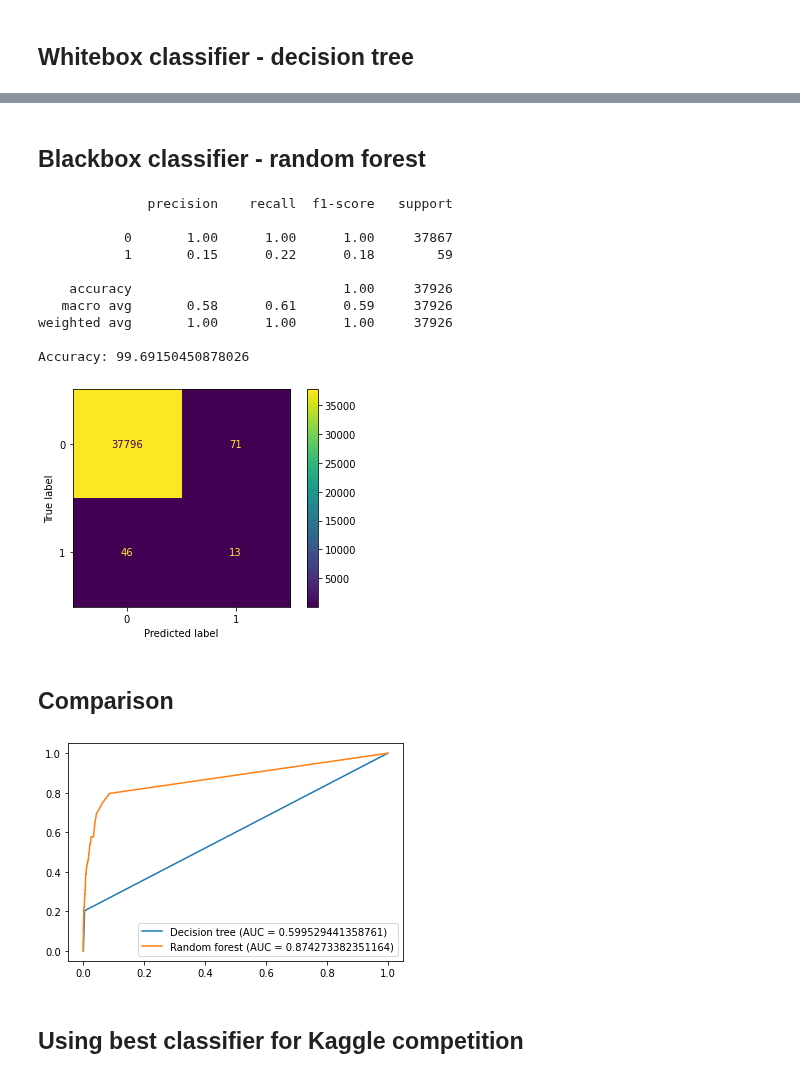
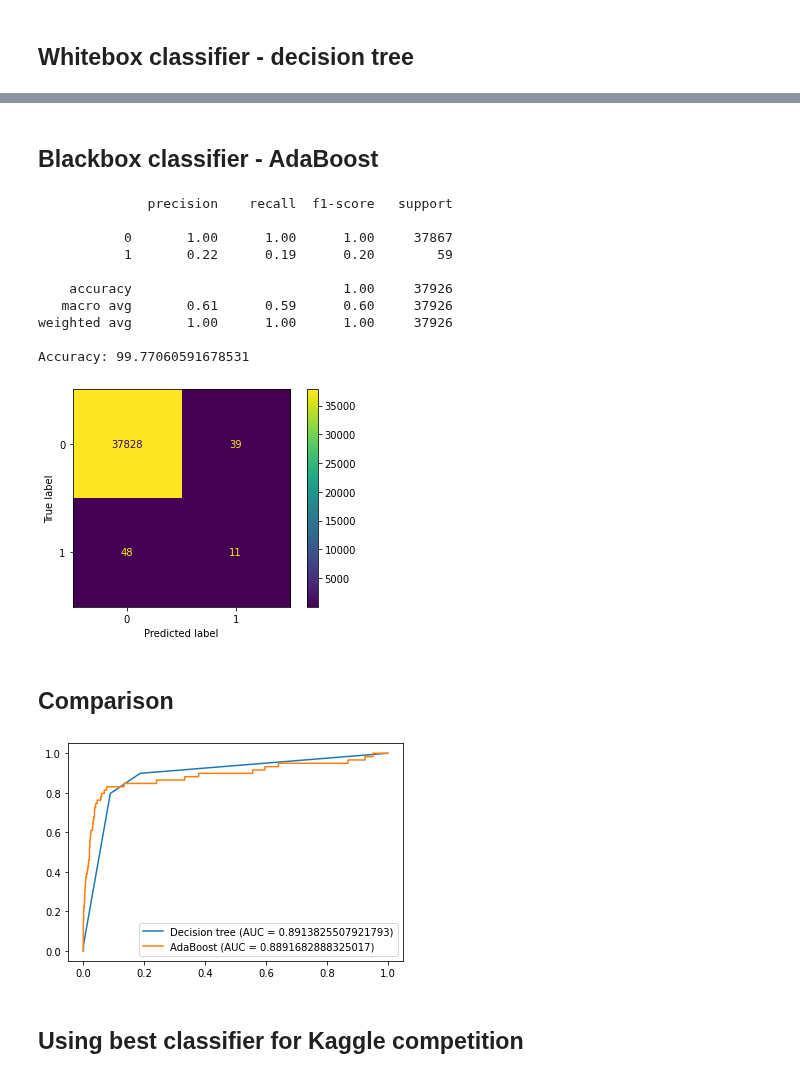
Before and after one commit to kponichtera/cs4035-cda, a Jupyter notebook: jupyter/W1_Visuals.ipynb, the cells around one changed output, grey strips where cells are left out. Drawn from its saved outputs; the diff is of its cells as text; code cells hidden in the pictures.

Commit message:
AdaBoost with folding

```diff
--- a/jupyter/W1_Visuals.ipynb
+++ b/jupyter/W1_Visuals.ipynb
@@ -589,13 +589,23 @@ Fraudulent cases in train set: 217
 Fraudulent cases in test set: 59
 Benign cases in train set after SMOTE: 151485
 Fraudulent cases in train set after SMOTE: 151485
+# %%
+from sklearn.model_selection import KFold, cross_validate
+
+
+def k_fold_validation(X, y, model, scoring='precision', fold_count=10):
+    cv = KFold(n_splits=fold_count, random_state=0, shuffle=True)
+    scores = cross_validate(model, X, y, scoring=scoring, return_estimator=True, cv=cv, n_jobs=-1)
+    max_score_index = np.argmax(scores['test_score'])
+
+    return scores['estimator'][max_score_index]
 # %% [markdown]
 ## Whitebox classifier - decision tree
 # %%
 from sklearn.model_selection import cross_val_score, cross_val_predict
 
-dtree_classifier = DecisionTreeClassifier(random_state=0)
-dtree_classifier.fit(X_train, y_train)
+dtree_classifier = DecisionTreeClassifier(max_depth=2, random_state=0)
+dtree_classifier = k_fold_validation(X_train, y_train, dtree_classifier)
 
 y_predictions = dtree_classifier.predict(X_test)
 y_predictions_proba = dtree_classifier.predict_proba(X_test)[:, 1]
@@ -623,42 +669,46 @@ Accuracy: 99.44365343036439
 # %% [markdown]
-## Blackbox classifier - random forest
+## Blackbox classifier - AdaBoost
 # %%
-forest_classifier = RandomForestClassifier(random_state=0)
-forest_classifier.fit(X_train, y_train)
+from sklearn.ensemble import AdaBoostClassifier
 
-y_predictions = forest_classifier.predict(X_test)
-y_predictions_proba = forest_classifier.predict_proba(X_test)[:, 1]
+forest_classifier = RandomForestClassifier(random_state=0, n_jobs=-1, n_estimators=10)
+
+adaboost_classifier = AdaBoostClassifier(base_estimator=forest_classifier, random_state=0, n_estimators=20)
+adaboost_classifier = k_fold_validation(X_train, y_train, adaboost_classifier)
+
+y_predictions = adaboost_classifier.predict(X_test)
+y_predictions_proba = adaboost_classifier.predict_proba(X_test)[:, 1]
 
 print(classification_report(y_test, y_predictions))
 print(f"Accuracy: {accuracy_score(y_test, y_predictions) * 100}")
 
-forest_fpr, forest_tpr, _ = roc_curve(y_test, y_predictions_proba)
-forest_roc_auc = auc(forest_fpr, forest_tpr)
+adaboost_fpr, adaboost_tpr, _ = roc_curve(y_test, y_predictions_proba)
+adaboost_roc_auc = auc(adaboost_fpr, adaboost_tpr)
 
-plot_confusion_matrix(forest_classifier, X_test, y_test)
+plot_confusion_matrix(adaboost_classifier, X_test, y_test)
 plt.show()
 # %% [output]
               precision    recall  f1-score   support
 
            0       1.00      1.00      1.00     37867
-           1       0.15      0.22      0.18        59
+           1       0.22      0.19      0.20        59
 
     accuracy                           1.00     37926
-   macro avg       0.58      0.61      0.59     37926
+   macro avg       0.61      0.59      0.60     37926
 weighted avg       1.00      1.00      1.00     37926
 
-Accuracy: 99.69150450878026
+Accuracy: 99.77060591678531
 [figure]
 # %% [markdown]
 ## Comparison
 # %%
 plt.figure(0).clf()
 plt.plot(dtree_fpr, dtree_tpr, label=f"Decision tree (AUC = {dtree_roc_auc})")
-plt.plot(forest_fpr, forest_tpr, label=f"Random forest (AUC = {forest_roc_auc})")
+plt.plot(adaboost_fpr, adaboost_tpr, label=f"AdaBoost (AUC = {adaboost_roc_auc})")
 plt.legend()
 plt.show()
 # %% [output]
-[figure, old version]
+[figure, new version]
 # %% [markdown]
 ## Using best classifier for Kaggle competition
 # %%
```
Also changed, not shown: parts of 4 cells of this notebook.
